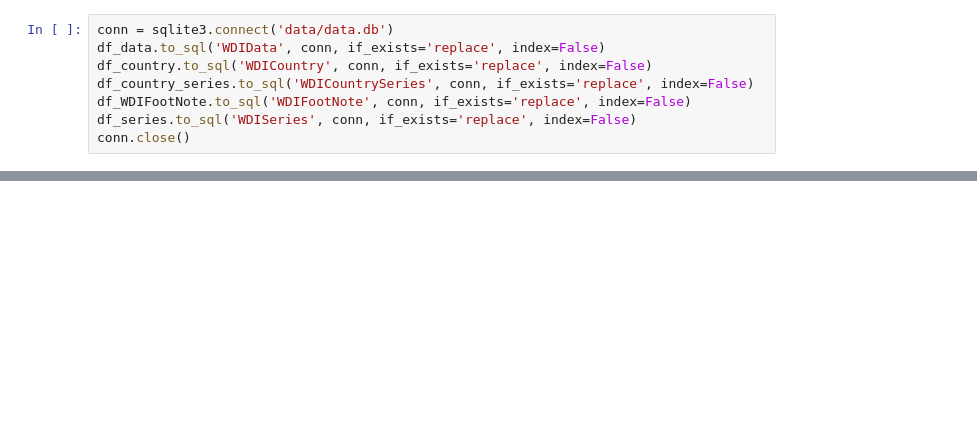
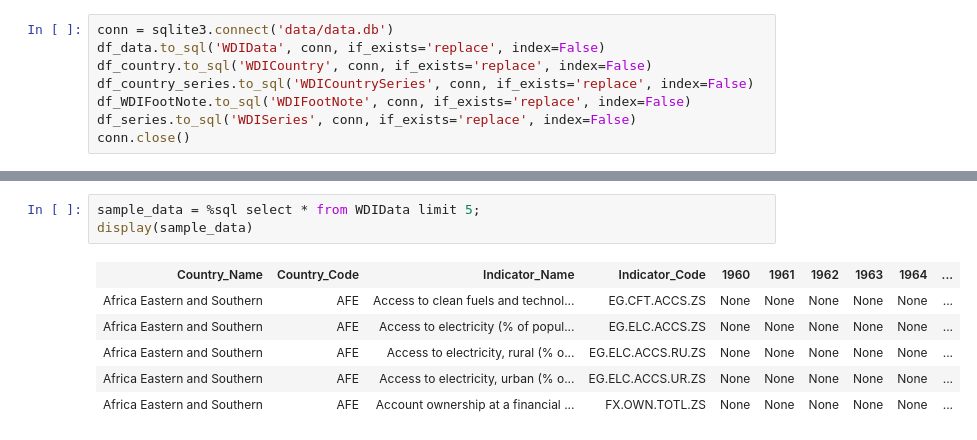
Before and after one commit to akshay-ap/INFOVIS-lab, a Jupyter notebook: assignment-06-project/backend/Data preprocessing.ipynb, the cells around one changed output, grey strips where cells are left out. Saved outputs shown, nothing was run; the diff lists cells and outputs as text; blank space fills up the shorter version.

```diff
--- a/assignment-06-project/backend/Data preprocessing.ipynb
+++ b/assignment-06-project/backend/Data preprocessing.ipynb
@@ -185,0 +144,10 @@ with pd.option_context('display.max_rows', 10,
+# %%
+sample_data = %sql select * from WDIData limit 5;
+display(sample_data)
+# %% [output]
+| Country_Name | Country_Code | Indicator_Name | Indicator_Code | 1960 | 1961 | 1962 | 1963 | 1964 | ... |
+| Africa Eastern and Southern | AFE | Access to clean fuels and technol... | EG.CFT.ACCS.ZS | None | None | None | None | None | ... |
+| Africa Eastern and Southern | AFE | Access to electricity (% of popul... | EG.ELC.ACCS.ZS | None | None | None | None | None | ... |
+| Africa Eastern and Southern | AFE | Access to electricity, rural (% o... | EG.ELC.ACCS.RU.ZS | None | None | None | None | None | ... |
+| Africa Eastern and Southern | AFE | Access to electricity, urban (% o... | EG.ELC.ACCS.UR.ZS | None | None | None | None | None | ... |
+| Africa Eastern and Southern | AFE | Account ownership at a financial ... | FX.OWN.TOTL.ZS | None | None | None | None | None | ... |
```
Also changed, not shown: parts of 20 cells of this notebook, 5 other files.
